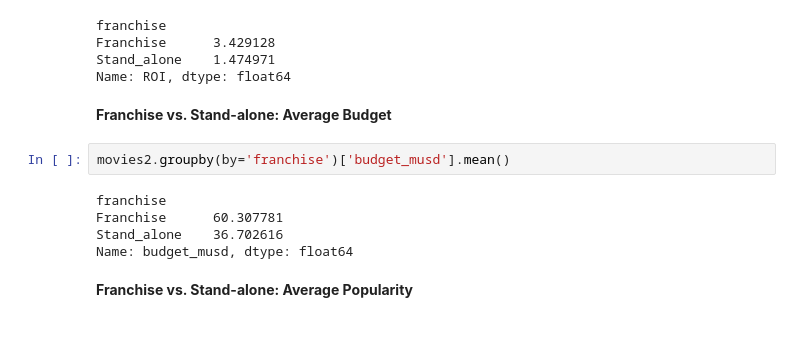
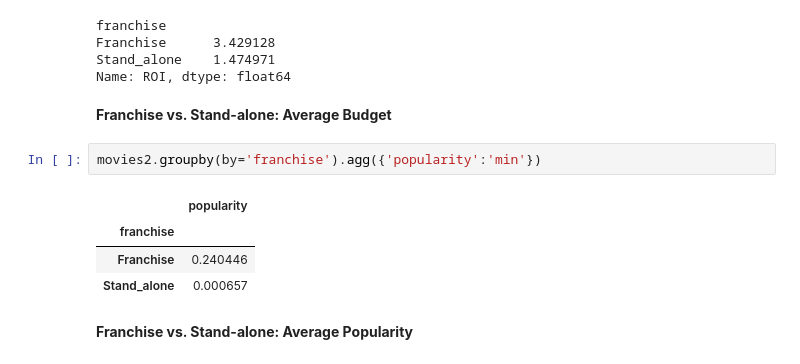
Before and after one commit to qviet1602/Python_project, a Jupyter notebook: Project_01_Materials/Project_01_ProjectBrief_blank.ipynb, the cells around one changed output. Drawn from its saved outputs; the diff is of its cells as text; blank space fills up the shorter version.

```diff
--- a/Project_01_Materials/Project_01_ProjectBrief_blank.ipynb
+++ b/Project_01_Materials/Project_01_ProjectBrief_blank.ipynb
@@ -345,12 +347,12 @@ Name: ROI, dtype: float64
 # %% [markdown]
 __Franchise vs. Stand-alone: Average Budget__
 # %%
-movies2.groupby(by='franchise')['budget_musd'].mean()
+movies2.groupby(by='franchise').agg({'popularity':'min'})
 # %% [output]
-franchise
-Franchise      60.307781
-Stand_alone    36.702616
-Name: budget_musd, dtype: float64
+|  | popularity |
+| franchise |  |
+| Franchise | 0.240446 |
+| Stand_alone | 0.000657 |
 # %% [markdown]
 __Franchise vs. Stand-alone: Average Popularity__
 # %%
```
Also changed, not shown: parts of 1 cell of this notebook, 1 other file.
